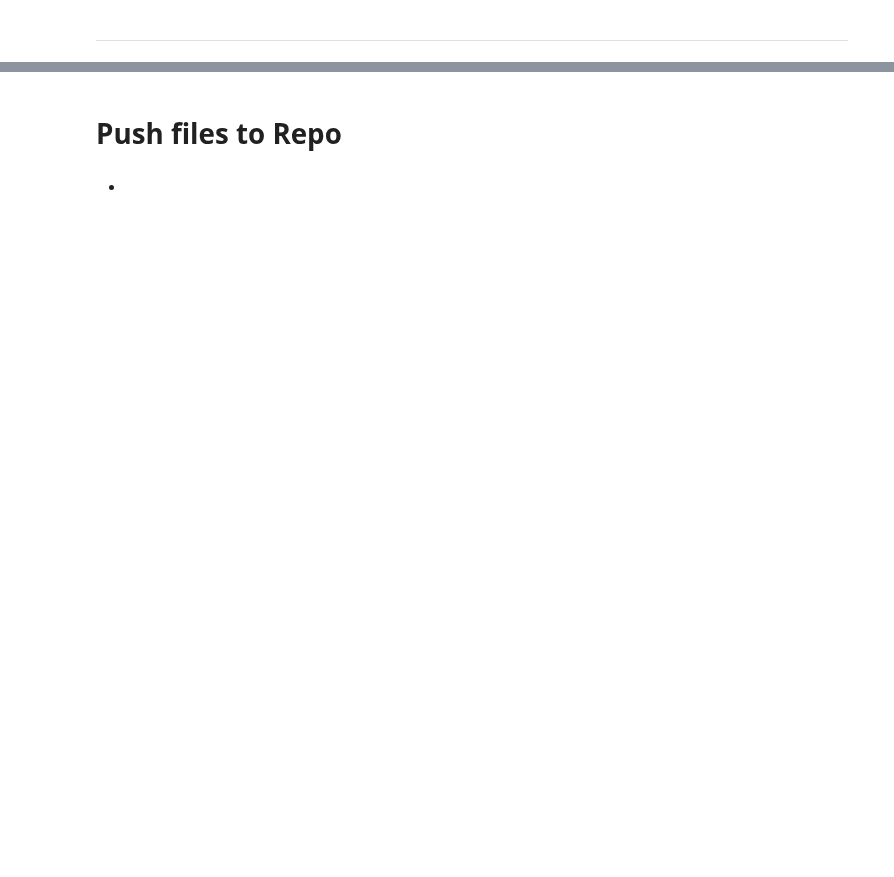
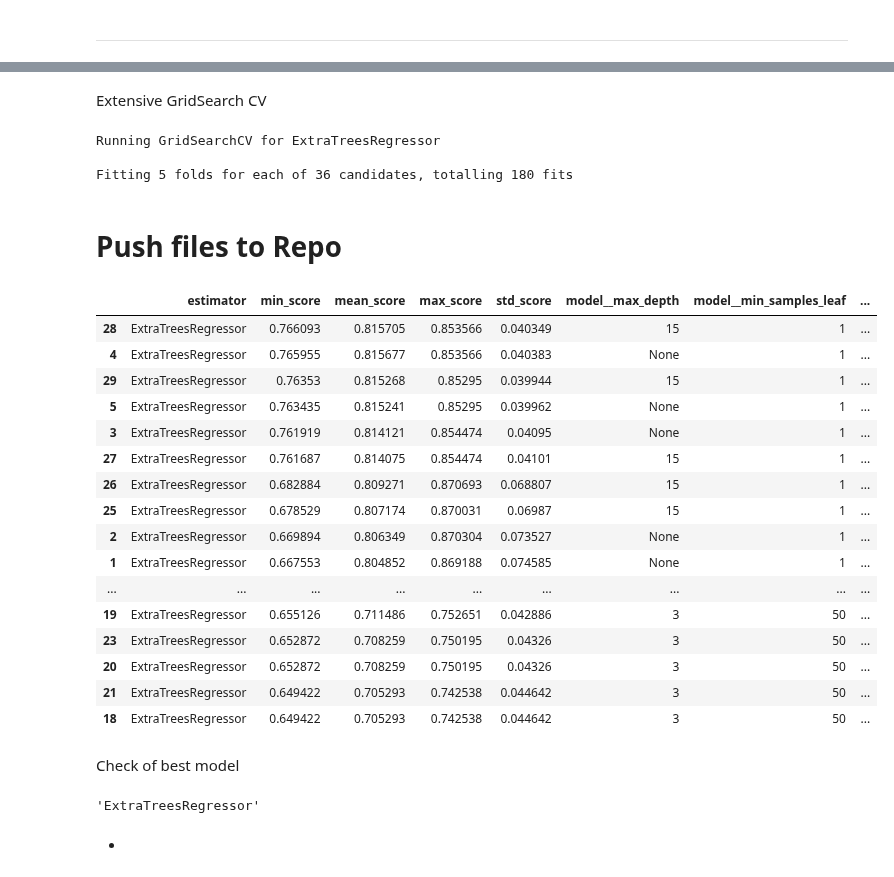
Before and after one commit to rockroman/ws, a Jupyter notebook: jupyter_notebooks/05_ml_model_and_evaluation.ipynb, the cells around one changed output, grey strips where cells are left out. Drawn from its saved outputs; the diff is of its cells as text; code cells hidden in the pictures; blank space fills up the shorter version.

Commit message:
Add hyperparameter optimisation with cross-validation using R2 score

```diff
--- a/jupyter_notebooks/05_ml_model_and_evaluation.ipynb
+++ b/jupyter_notebooks/05_ml_model_and_evaluation.ipynb
@@ -320,4 +343,53 @@ Fitting 5 folds for each of 54 candidates, totalling 270 fits
+# %%
+models_search = {
+    "ExtraTreesRegressor": ExtraTreesRegressor(random_state=0),
+}
+
+params_search = {
+    "ExtraTreesRegressor":{'model__n_estimators': [50,100,150],
+        'model__max_depth': [None, 3, 15],
+        'model__min_samples_split': [2, 50],
+        'model__min_samples_leaf': [1,50],
+        },
+}
+# %% [markdown]
+Extensive GridSearch CV
+# %%
+search = HyperparameterOptimizationSearch(models=models_search, params=params_search)
+search.fit(X_train, y_train, scoring = 'r2', n_jobs=-1, cv=5)
+# %% [output]
+Running GridSearchCV for ExtraTreesRegressor
+
+Fitting 5 folds for each of 36 candidates, totalling 180 fits
 # %% [markdown]
 # Push files to Repo
+# %%
+grid_search_summary, grid_search_pipelines = search.score_summary(sort_by='mean_score')
+grid_search_summary
+# %% [output]
+|  | estimator | min_score | mean_score | max_score | std_score | model__max_depth | model__min_samples_leaf | ... |
+| 28 | ExtraTreesRegressor | 0.766093 | 0.815705 | 0.853566 | 0.040349 | 15 | 1 | ... |
+| 4 | ExtraTreesRegressor | 0.765955 | 0.815677 | 0.853566 | 0.040383 | None | 1 | ... |
+| 29 | ExtraTreesRegressor | 0.76353 | 0.815268 | 0.85295 | 0.039944 | 15 | 1 | ... |
+| 5 | ExtraTreesRegressor | 0.763435 | 0.815241 | 0.85295 | 0.039962 | None | 1 | ... |
+| 3 | ExtraTreesRegressor | 0.761919 | 0.814121 | 0.854474 | 0.04095 | None | 1 | ... |
+| 27 | ExtraTreesRegressor | 0.761687 | 0.814075 | 0.854474 | 0.04101 | 15 | 1 | ... |
+| 26 | ExtraTreesRegressor | 0.682884 | 0.809271 | 0.870693 | 0.068807 | 15 | 1 | ... |
+| 25 | ExtraTreesRegressor | 0.678529 | 0.807174 | 0.870031 | 0.06987 | 15 | 1 | ... |
+| 2 | ExtraTreesRegressor | 0.669894 | 0.806349 | 0.870304 | 0.073527 | None | 1 | ... |
+| 1 | ExtraTreesRegressor | 0.667553 | 0.804852 | 0.869188 | 0.074585 | None | 1 | ... |
+| ... | ... | ... | ... | ... | ... | ... | ... | ... |
+| 19 | ExtraTreesRegressor | 0.655126 | 0.711486 | 0.752651 | 0.042886 | 3 | 50 | ... |
+| 23 | ExtraTreesRegressor | 0.652872 | 0.708259 | 0.750195 | 0.04326 | 3 | 50 | ... |
+| 20 | ExtraTreesRegressor | 0.652872 | 0.708259 | 0.750195 | 0.04326 | 3 | 50 | ... |
+| 21 | ExtraTreesRegressor | 0.649422 | 0.705293 | 0.742538 | 0.044642 | 3 | 50 | ... |
+| 18 | ExtraTreesRegressor | 0.649422 | 0.705293 | 0.742538 | 0.044642 | 3 | 50 | ... |
+# %% [markdown]
+Check of best model
+# %%
+best_model = grid_search_summary.iloc[0,0]
+best_model
+# %% [output]
+'ExtraTreesRegressor'
 # %% [markdown]
 *
```
Also changed, not shown: parts of 3 cells of this notebook.
